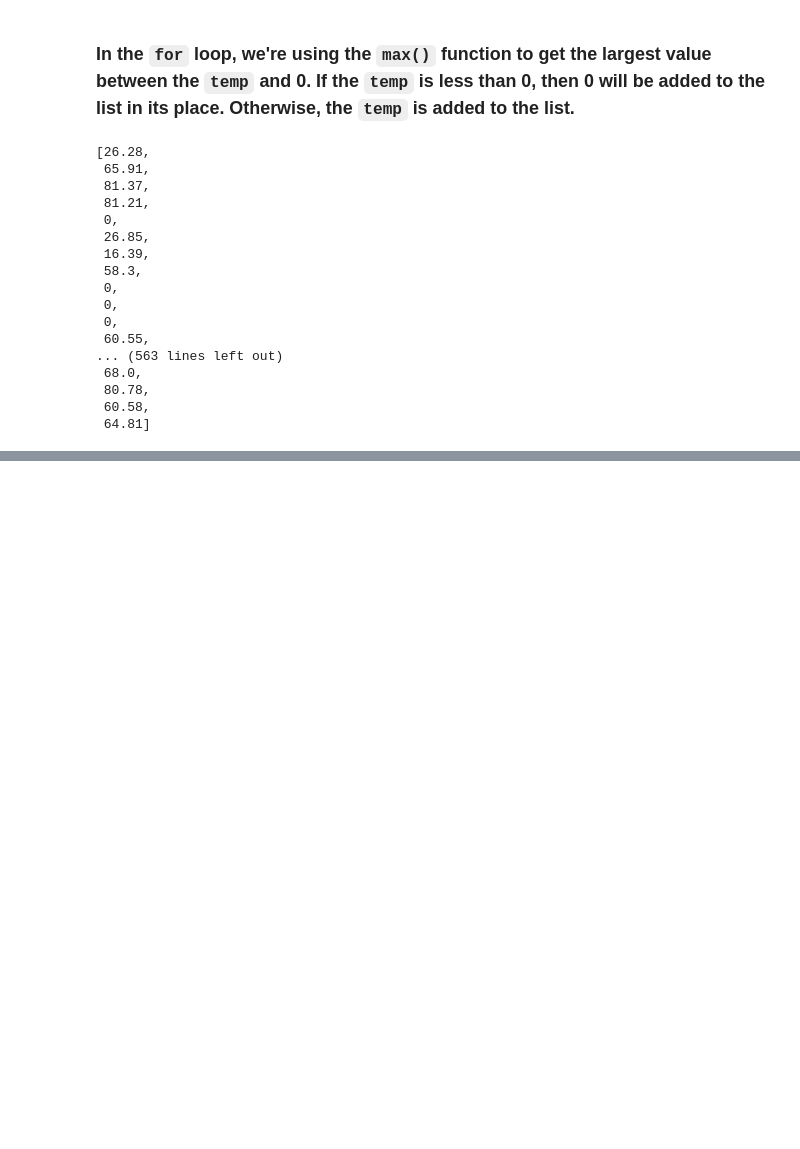
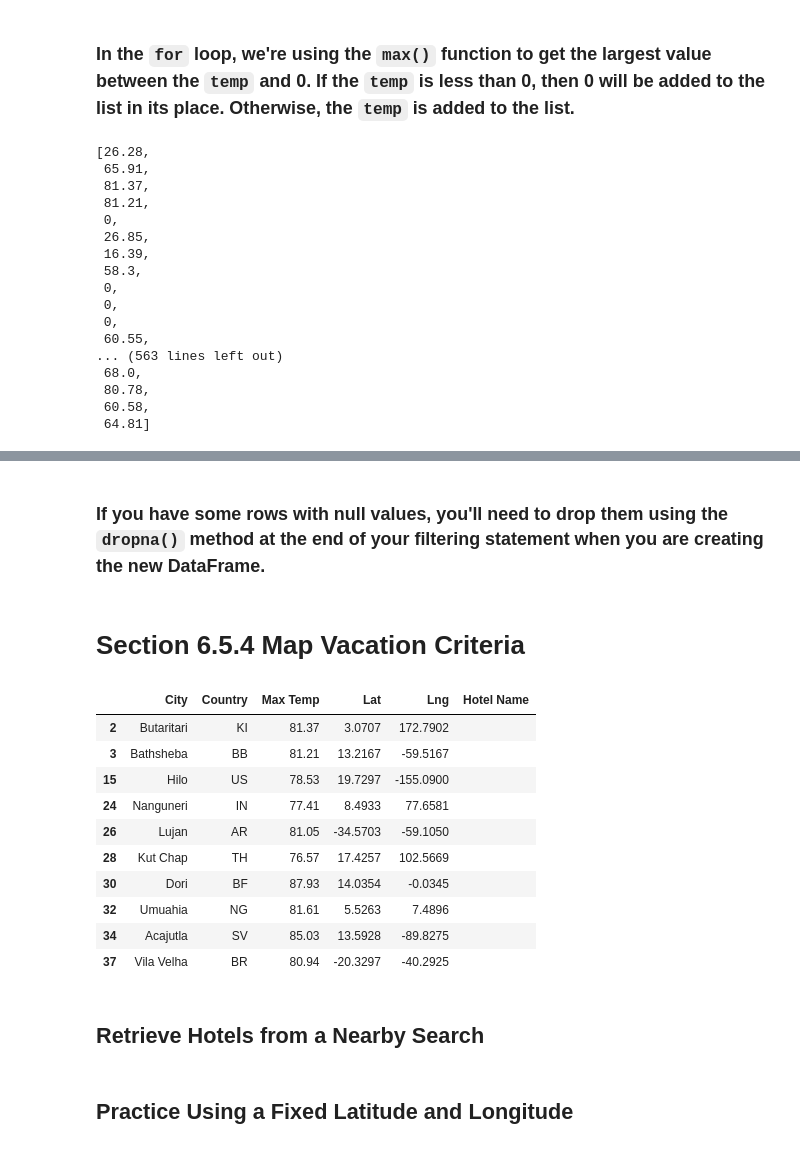
Before and after one commit to Peteresis/World_Weather_Analysis, a Jupyter notebook: WeatherPy.ipynb, the cells around one changed output, grey strips where cells are left out. Saved outputs shown, nothing was run; the diff lists cells and outputs as text; code cells hidden in the pictures; blank space fills up the shorter version.

```diff
--- a/WeatherPy.ipynb
+++ b/WeatherPy.ipynb
@@ -1210,0 +1277,23 @@ fig
+# %% [markdown]
+### If you have some rows with null values, you'll need to drop them using the `dropna()` method at the end of your filtering statement when you are creating the new DataFrame.
+# %% [markdown]
+# Section 6.5.4 Map Vacation Criteria
+# %%
+# Create DataFrame called hotel_df to store hotel names along with city, country, max temp, and coordinates.
+hotel_df = preferred_cities_df[["City", "Country", "Max Temp", "Lat", "Lng"]].copy()
+hotel_df["Hotel Name"] = ""
+hotel_df.head(10)
+# %% [output]
+|  | City | Country | Max Temp | Lat | Lng | Hotel Name |
+| 2 | Butaritari | KI | 81.37 | 3.0707 | 172.7902 |  |
+| 3 | Bathsheba | BB | 81.21 | 13.2167 | -59.5167 |  |
+| 15 | Hilo | US | 78.53 | 19.7297 | -155.0900 |  |
+| 24 | Nanguneri | IN | 77.41 | 8.4933 | 77.6581 |  |
+| 26 | Lujan | AR | 81.05 | -34.5703 | -59.1050 |  |
+| 28 | Kut Chap | TH | 76.57 | 17.4257 | 102.5669 |  |
+| 30 | Dori | BF | 87.93 | 14.0354 | -0.0345 |  |
+| 32 | Umuahia | NG | 81.61 | 5.5263 | 7.4896 |  |
+| 34 | Acajutla | SV | 85.03 | 13.5928 | -89.8275 |  |
+| 37 | Vila Velha | BR | 80.94 | -20.3297 | -40.2925 |  |
+# %% [markdown]
+## Retrieve Hotels from a Nearby Search
@@ -1210,0 +1307,2 @@ fig
+# %% [markdown]
+## Practice Using a Fixed Latitude and Longitude
```
Also changed, not shown: parts of 39 cells of this notebook.
